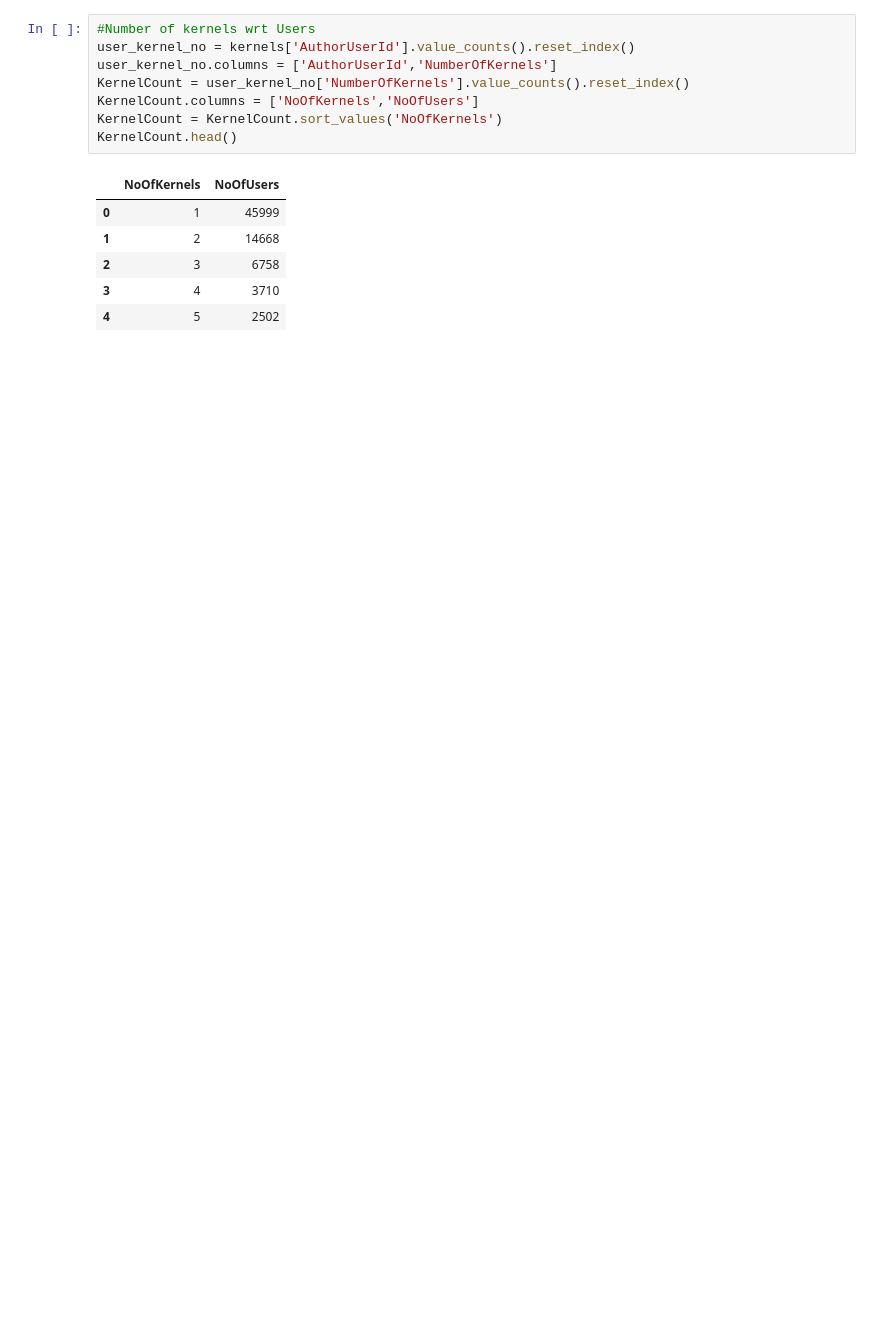
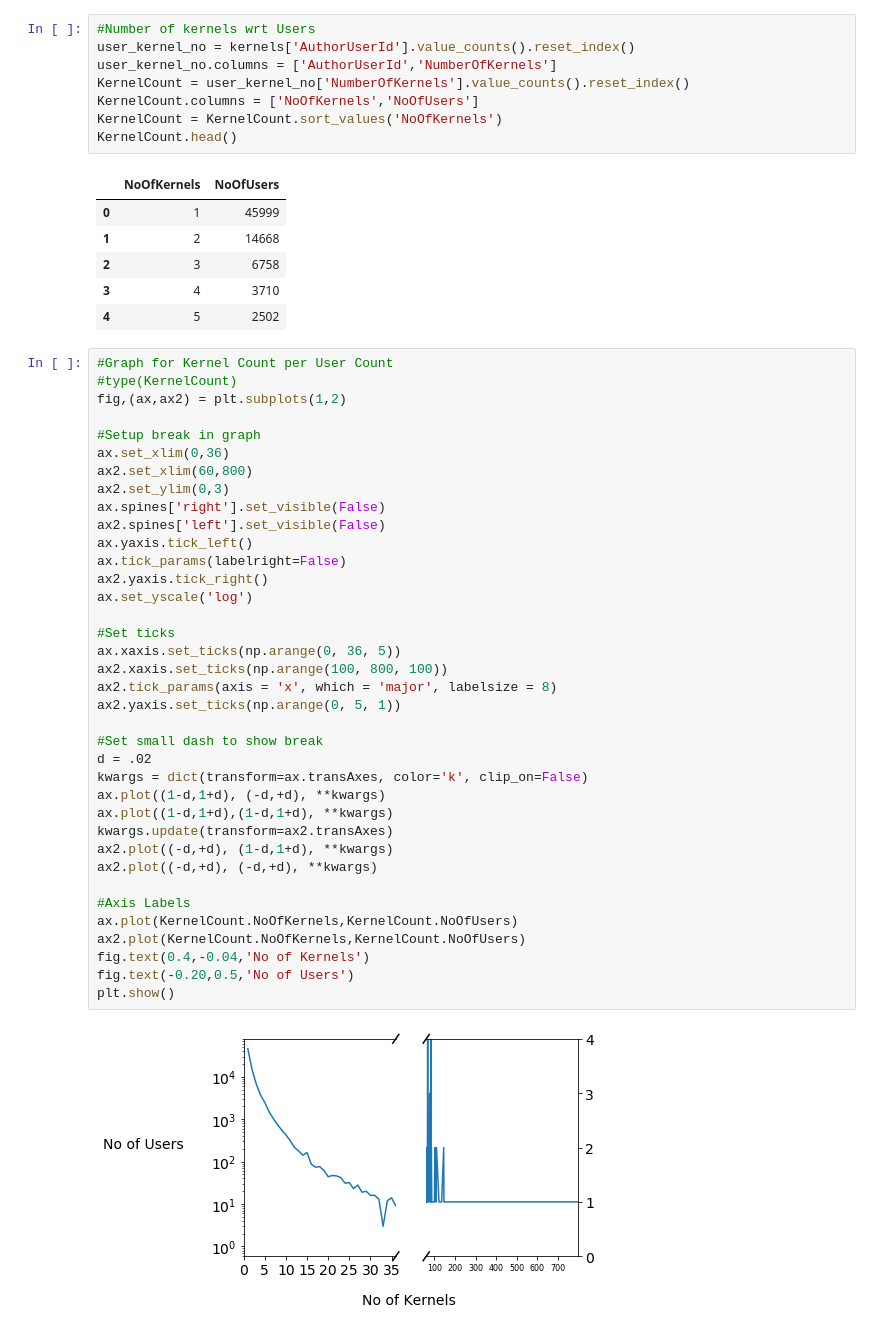
Before and after one commit to aravindpanil/Recommender, a Jupyter notebook: Kernels/Aravind_EDA.ipynb, the cells around one changed output. Saved outputs shown, nothing was run; the diff lists cells and outputs as text; blank space fills up the shorter version.

```diff
--- a/Kernels/Aravind_EDA.ipynb
+++ b/Kernels/Aravind_EDA.ipynb
@@ -78,3 +163,42 @@ KernelCount.head()
 | 2 | 3 | 6758 |
 | 3 | 4 | 3710 |
 | 4 | 5 | 2502 |
+# %%
+#Graph for Kernel Count per User Count
+#type(KernelCount)
+fig,(ax,ax2) = plt.subplots(1,2)
+
+#Setup break in graph
+ax.set_xlim(0,36)
+ax2.set_xlim(60,800)
+ax2.set_ylim(0,3)
+ax.spines['right'].set_visible(False)
+ax2.spines['left'].set_visible(False)
+ax.yaxis.tick_left()
+ax.tick_params(labelright=False)
+ax2.yaxis.tick_right()
+ax.set_yscale('log')
+
+#Set ticks
+ax.xaxis.set_ticks(np.arange(0, 36, 5))
+ax2.xaxis.set_ticks(np.arange(100, 800, 100))
+ax2.tick_params(axis = 'x', which = 'major', labelsize = 8)
+ax2.yaxis.set_ticks(np.arange(0, 5, 1))
+
+#Set small dash to show break
+d = .02
+kwargs = dict(transform=ax.transAxes, color='k', clip_on=False)
+ax.plot((1-d,1+d), (-d,+d), **kwargs)
+ax.plot((1-d,1+d),(1-d,1+d), **kwargs)
+kwargs.update(transform=ax2.transAxes)
+ax2.plot((-d,+d), (1-d,1+d), **kwargs)
+ax2.plot((-d,+d), (-d,+d), **kwargs)
+
+#Axis Labels
+ax.plot(KernelCount.NoOfKernels,KernelCount.NoOfUsers)
+ax2.plot(KernelCount.NoOfKernels,KernelCount.NoOfUsers)
+fig.text(0.4,-0.04,'No of Kernels')
+fig.text(-0.20,0.5,'No of Users')
+plt.show()
+# %% [output]
+[figure, added]
```
Also changed, not shown: parts of 23 cells of this notebook.
